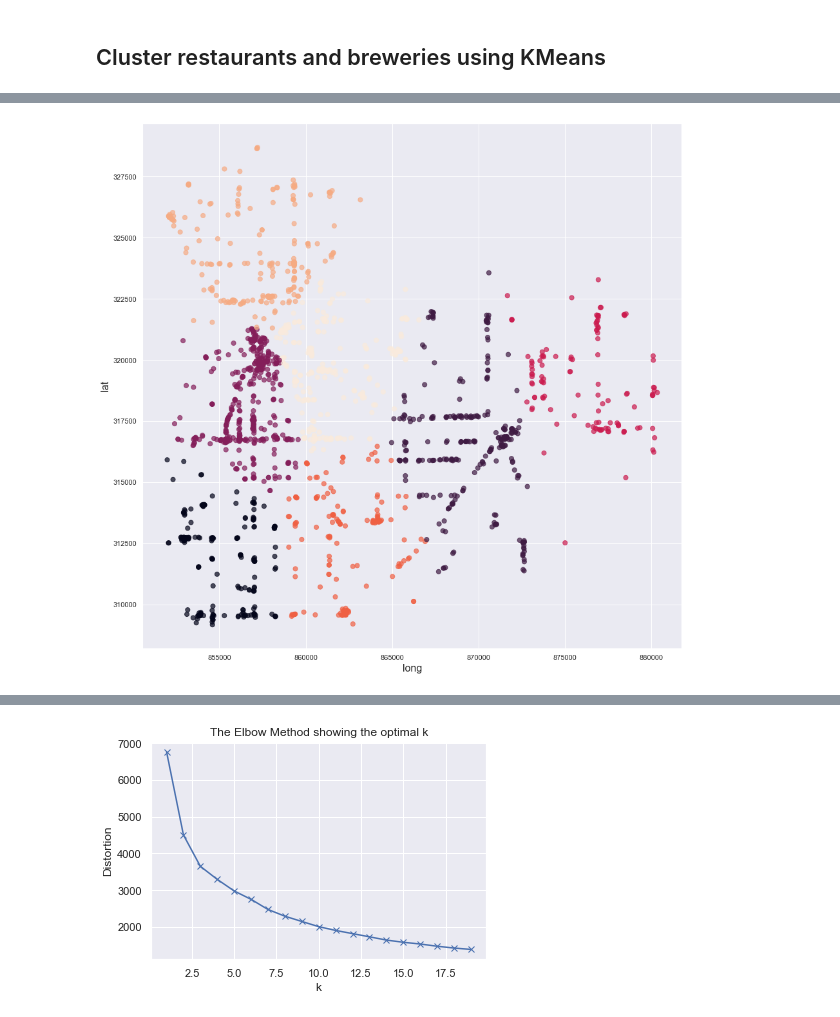
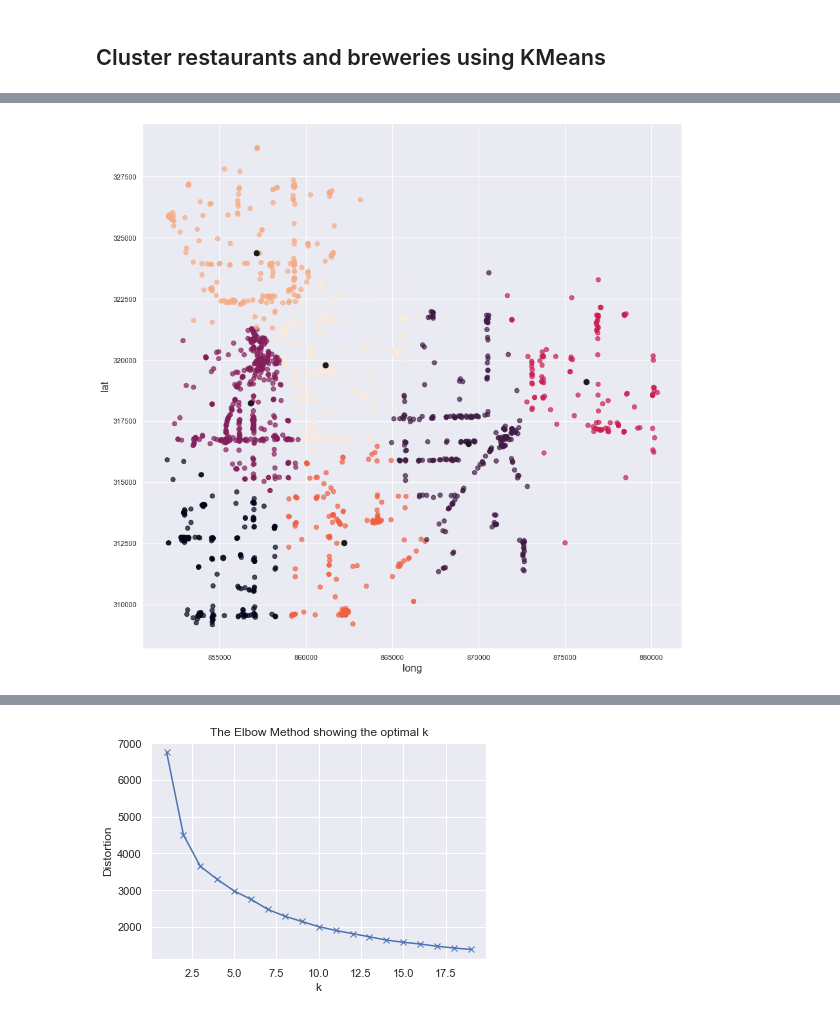
Before and after one commit to no50free/Twin_Cities_Cluster_Analysis, a Jupyter notebook: Capstone Cleaned.ipynb, the cells around one changed output, grey strips where cells are left out. Drawn from its saved outputs; the diff is of its cells as text; code cells hidden in the pictures.

```diff
--- a/Capstone Cleaned.ipynb
+++ b/Capstone Cleaned.ipynb
@@ -537,16 +537,17 @@ gdf.head(2)
 # %%
 area = 10 * ( X[:, 0])**2
 fig = plt.figure(figsize=(15,15))
 colors = plt.cm.Spectral(np.linspace(0, 1, len(set(labels))))
 
 # Create a plot
 ax = fig.add_subplot(1, 1, 1)
 
 
 plt.scatter(X[:, 0], X[:, 1], s=50, c=labels.astype(np.float), alpha=.7)
+plt.scatter(k_means_cluster_centers[:,0],k_means_cluster_centers[:,1], s=75, c='k', alpha=1)
 plt.xlabel('long', fontsize=16)
 plt.ylabel('lat', fontsize=16)
 
 plt.show()
 # %% [output]
-[figure, old version]
+[figure, new version]
```
Also changed, not shown: parts of 4 cells of this notebook.
